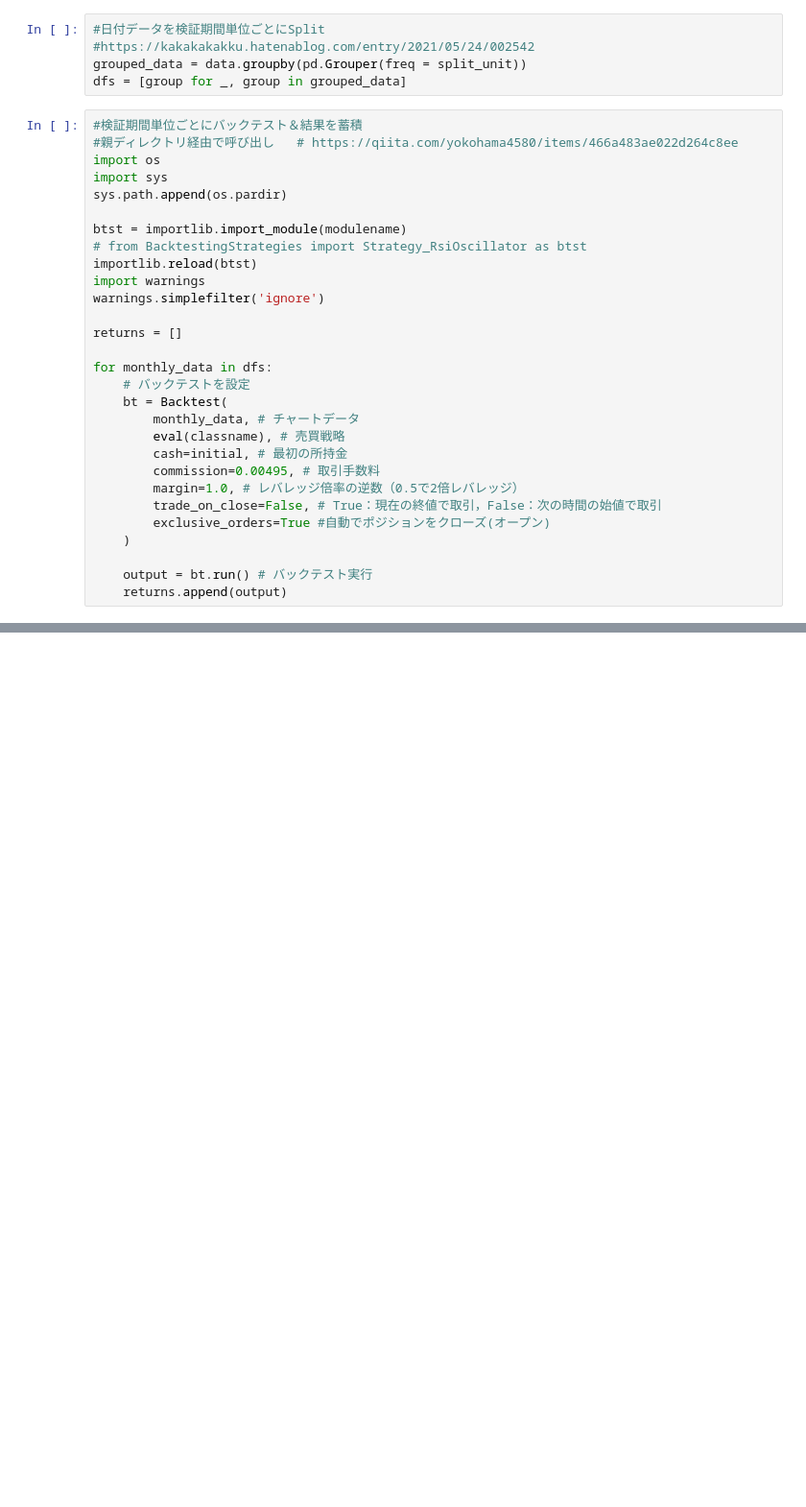
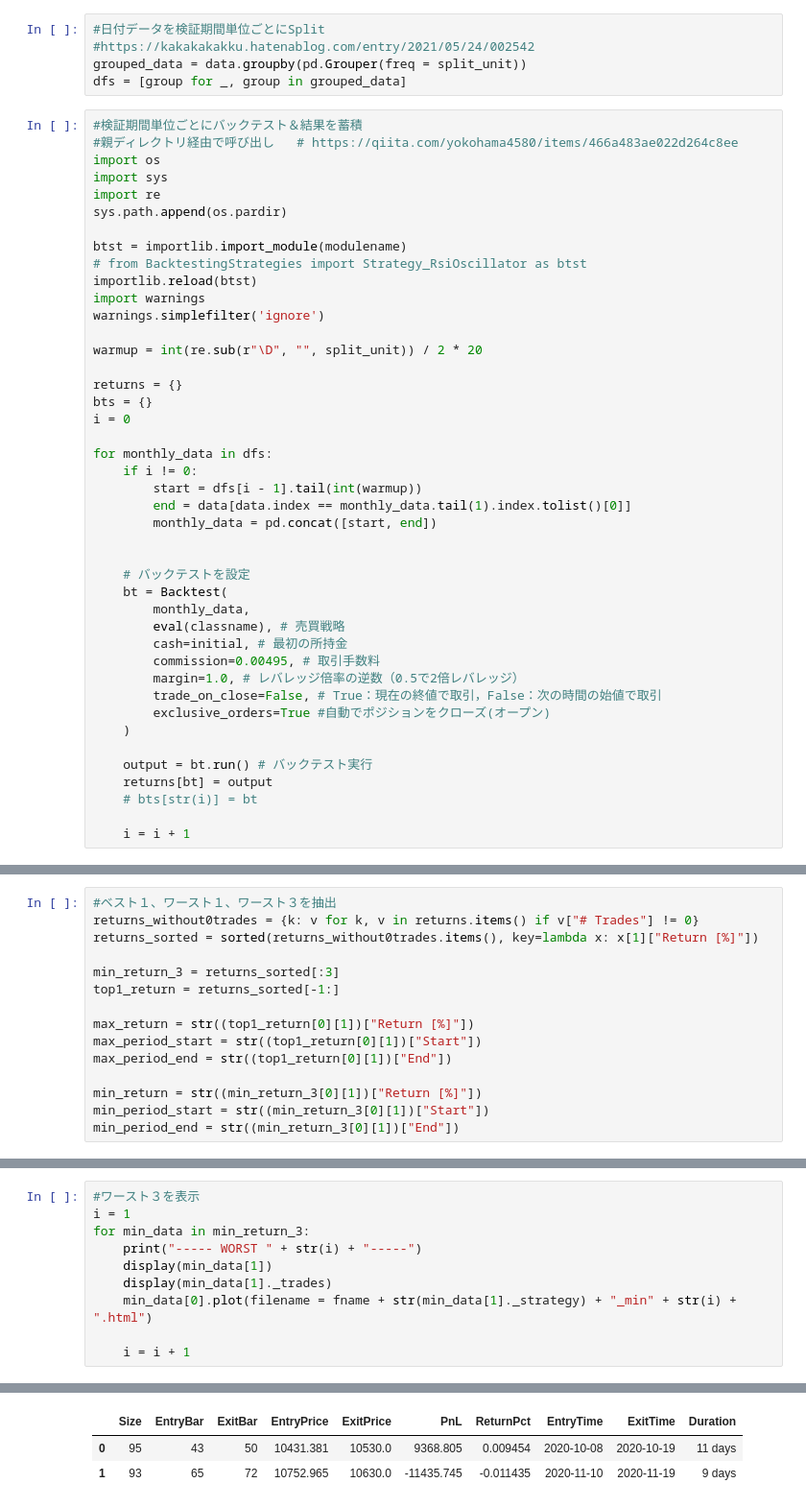
Before and after one commit to simari1/SystemTrade, a Jupyter notebook: Backtesting.py/VerifyStrategyOverPeriod/VerifyStrategy.ipynb, the cells around one changed output, grey strips where cells are left out. Shown at 96% size. Cells and saved outputs as stored; diff of their text form; blank space fills up the shorter version.

Commit message:
Refactor Verify Strategy

```diff
--- a/Backtesting.py/VerifyStrategyOverPeriod/VerifyStrategy.ipynb
+++ b/Backtesting.py/VerifyStrategyOverPeriod/VerifyStrategy.ipynb
@@ -31,6 +32,7 @@ dfs = [group for _, group in grouped_data]
 #親ディレクトリ経由で呼び出し   # https://qiita.com/yokohama4580/items/466a483ae022d264c8ee
 import os
 import sys
+import re
 sys.path.append(os.pardir)
 
 btst = importlib.import_module(modulename)
@@ -39,12 +41,22 @@ importlib.reload(btst)
 import warnings
 warnings.simplefilter('ignore')
 
-returns = []
+warmup = int(re.sub(r"\D", "", split_unit)) / 2 * 20
+
+returns = {}
+bts = {}
+i = 0
 
 for monthly_data in dfs:
+    if i != 0:
+        start = dfs[i - 1].tail(int(warmup))
+        end = data[data.index == monthly_data.tail(1).index.tolist()[0]]
+        monthly_data = pd.concat([start, end])
+
+
     # バックテストを設定
     bt = Backtest(
-        monthly_data, # チャートデータ
+        monthly_data,
         eval(classname), # 売買戦略
         cash=initial, # 最初の所持金
         commission=0.00495, # 取引手数料
@@ -54,4 +66,7 @@ for monthly_data in dfs:
     )
 
     output = bt.run() # バックテスト実行
-    returns.append(output)
+    returns[bt] = output
+    # bts[str(i)] = bt
+
+    i = i + 1
@@ -103,0 +73,15 @@ print(lines)
+# %%
+#ベスト１、ワースト１、ワースト３を抽出
+returns_without0trades = {k: v for k, v in returns.items() if v["# Trades"] != 0}
+returns_sorted = sorted(returns_without0trades.items(), key=lambda x: x[1]["Return [%]"])
+
+min_return_3 = returns_sorted[:3]
+top1_return = returns_sorted[-1:]
+
+max_return = str((top1_return[0][1])["Return [%]"])
+max_period_start = str((top1_return[0][1])["Start"])
+max_period_end = str((top1_return[0][1])["End"])
+
+min_return = str((min_return_3[0][1])["Return [%]"])
+min_period_start = str((min_return_3[0][1])["Start"])
+min_period_end = str((min_return_3[0][1])["End"])
@@ -103,0 +111,11 @@ print(lines)
+# %%
+#ワースト３を表示
+i = 1
+for min_data in min_return_3:
+    print("----- WORST " + str(i) + "-----")
+    display(min_data[1])
+    display(min_data[1]._trades)
+    min_data[0].plot(filename = fname + str(min_data[1]._strategy) + "_min" + str(i) + ".html")
+
+    i = i + 1
+# %% [output]
@@ -103,0 +140,3 @@ print(lines)
+|  | Size | EntryBar | ExitBar | EntryPrice | ExitPrice | PnL | ReturnPct | EntryTime | ExitTime | Duration |
+| 0 | 95 | 43 | 50 | 10431.381 | 10530.0 | 9368.805 | 0.009454 | 2020-10-08 | 2020-10-19 | 11 days |
+| 1 | 93 | 65 | 72 | 10752.965 | 10630.0 | -11435.745 | -0.011435 | 2020-11-10 | 2020-11-19 | 9 days |
```
Also changed, not shown: parts of 7 cells of this notebook.
